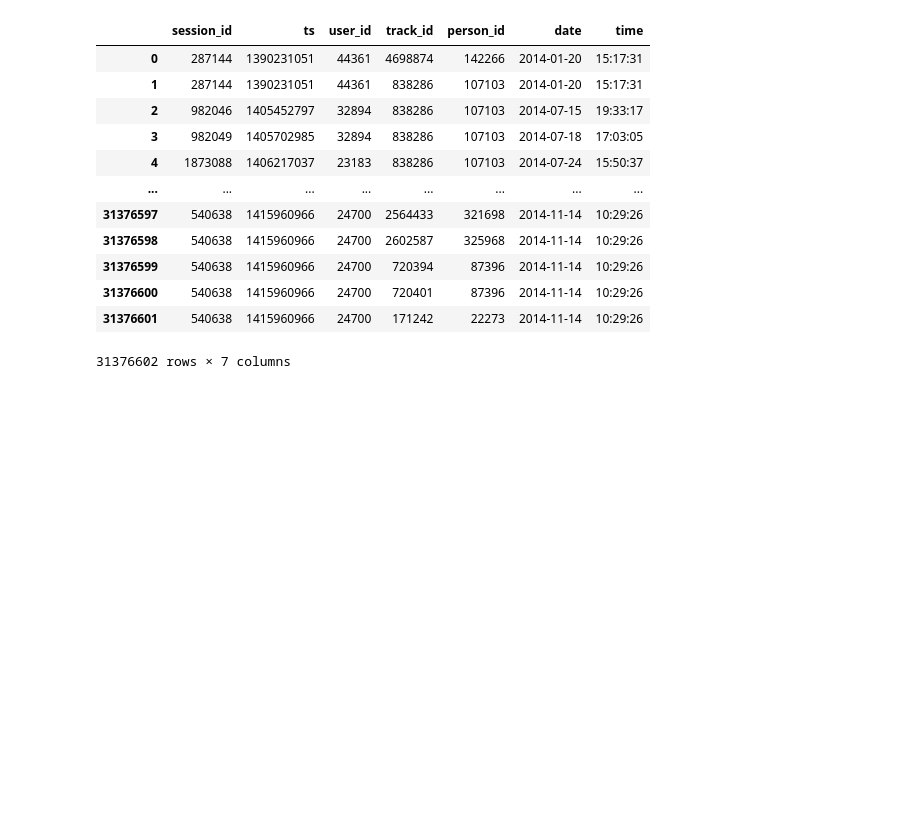
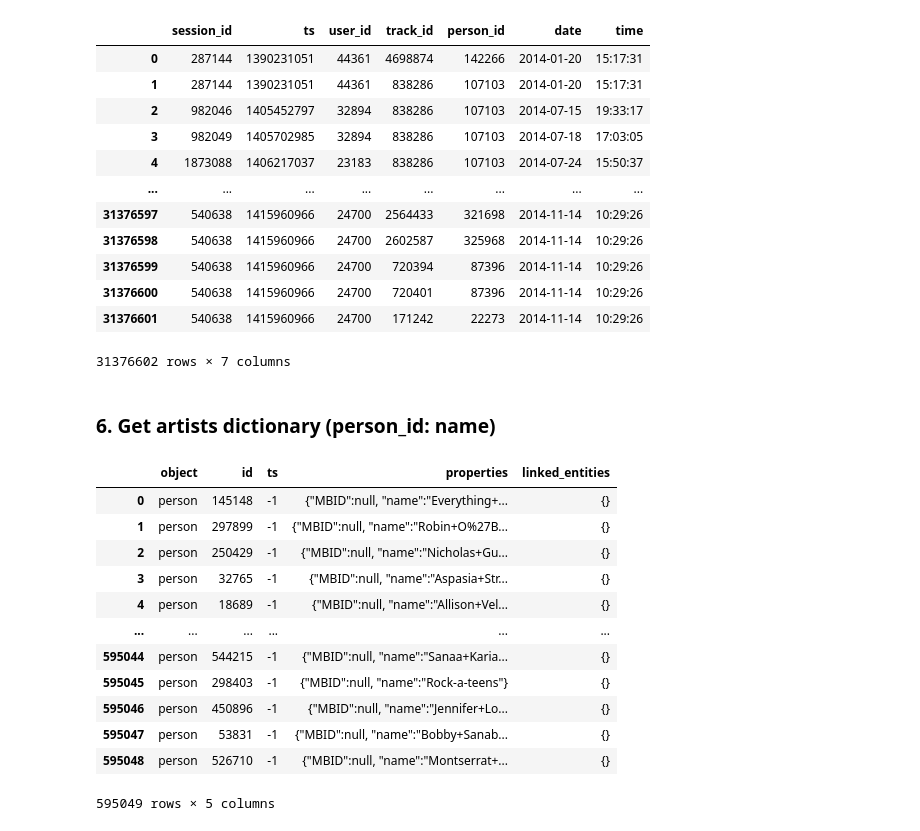
Before and after one commit to ShalyginaA/30Music-artist-recommendation, a Jupyter notebook: data_engineering.ipynb, the cells around one changed output. Saved outputs shown, nothing was run; the diff lists cells and outputs as text; code cells hidden in the pictures; blank space fills up the shorter version.

Commit message:
Artist name extraction added

```diff
--- a/data_engineering.ipynb
+++ b/data_engineering.ipynb
@@ -232,3 +232,21 @@ merged_df
 31376602 rows × 7 columns
 # %%
 merged_df.to_pickle('data/merged_df_datetime.pickle')
+# %% [markdown]
+### 6. Get artists dictionary (person_id: name)
+# %%
+people_df
+# %% [output]
+|  | object | id | ts | properties | linked_entities |
+| 0 | person | 145148 | -1 | {"MBID":null, "name":"Everything+... | {} |
+| 1 | person | 297899 | -1 | {"MBID":null, "name":"Robin+O%27B... | {} |
+| 2 | person | 250429 | -1 | {"MBID":null, "name":"Nicholas+Gu... | {} |
+| 3 | person | 32765 | -1 | {"MBID":null, "name":"Aspasia+Str... | {} |
+| 4 | person | 18689 | -1 | {"MBID":null, "name":"Allison+Vel... | {} |
+| ... | ... | ... | ... | ... | ... |
+| 595044 | person | 544215 | -1 | {"MBID":null, "name":"Sanaa+Karia... | {} |
+| 595045 | person | 298403 | -1 | {"MBID":null, "name":"Rock-a-teens"} | {} |
+| 595046 | person | 450896 | -1 | {"MBID":null, "name":"Jennifer+Lo... | {} |
+| 595047 | person | 53831 | -1 | {"MBID":null, "name":"Bobby+Sanab... | {} |
+| 595048 | person | 526710 | -1 | {"MBID":null, "name":"Montserrat+... | {} |
+595049 rows × 5 columns
```
Also changed, not shown: parts of 6 cells of this notebook.
